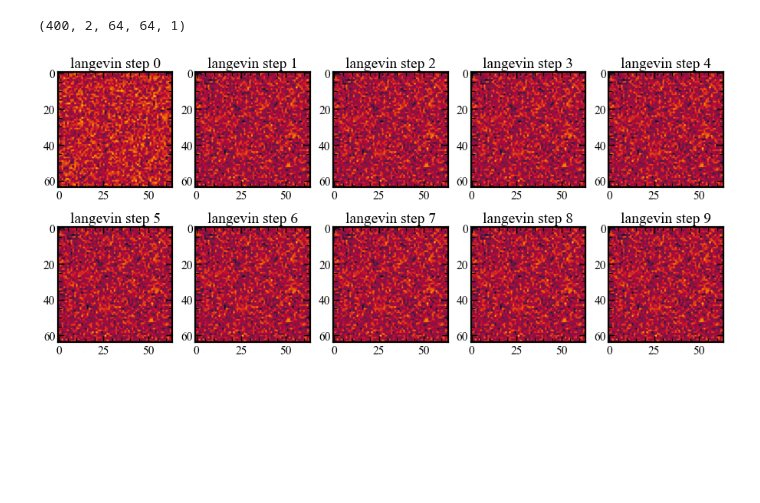
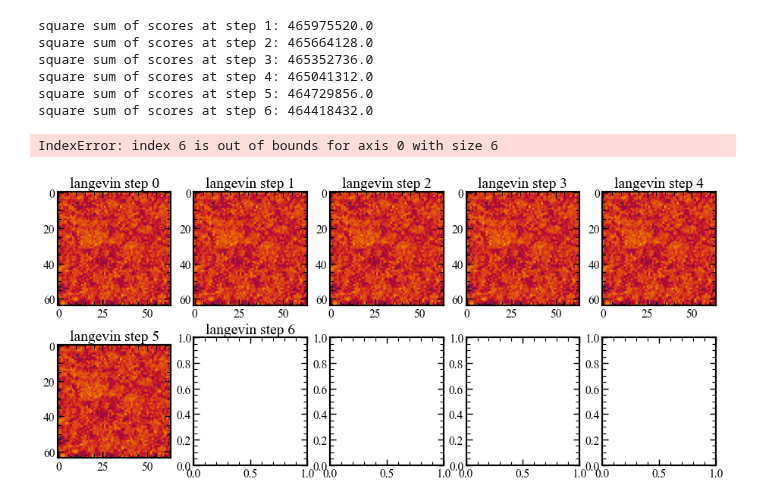
Before and after one commit to SampsonML/score_network_jax, a Jupyter notebook: diffusion_jax_HSC.ipynb, the cells around one changed output. Saved outputs shown, nothing was run; the diff lists cells and outputs as text; code cells hidden in the pictures; blank space fills up the shorter version.

```diff
--- a/diffusion_jax_HSC.ipynb
+++ b/diffusion_jax_HSC.ipynb
@@ -337,6 +337,7 @@ class NCSNv2(nn.Module):
     num_scales    = 10                     # number of noise scales
     sigmas        = jnp.exp(jnp.linspace(jnp.log(sigma_end),
                               jnp.log(sigma_begin),num_scales))
+    sigmas = jax.numpy.flip(sigmas)
     im_size       = 32                    # image size
     nf            = 128                   # number of filters
     act           = nn.elu                # activation function
@@ -526,6 +528,7 @@ key_seq = jax.random.PRNGKey(0)
 samples = data_jax[key_seq]
 sigmas      = jnp.exp(jnp.linspace(jnp.log(sigma_end),
                         jnp.log(sigma_begin),num_scales))
+sigmas = jax.numpy.flip(sigmas)
 labels = jax.random.randint(key_seq, (len(data_jax[key_seq]),), minval=0, maxval=len(sigmas), dtype=jnp.int32)
 
 # define optimiser using latest flax standards
@@ -546,7 +549,7 @@ loss_fn = anneal_dsm_score_estimation
 # A simple update loop
 train    = True
 plot     = False
-step_num = 50
+step_num = 20
 from tqdm import tqdm
 
 if train:
@@ -573,29 +578,33 @@ plt.savefig('loss_evolution.png',facecolor='white',dpi=300)
 # ------------------------- #
 # langevin dynamic sampling #
 # ------------------------- #
-# TODO: port to jax in progress
+# TODO: port to jax in progress - testing
 
 def anneal_Langevin_dynamics(x_mod, scorenet, params, sigmas, n_steps_each=100,
                             step_lr=0.000008,denoise=True):
     images = []
     scores  = []
 
-    for i in tqdm(range(len(sigmas)), desc= 'generating galaxy'):
-        labels = jax.numpy.ones(x_mod.shape[0],dtype=np.int8) * i
-        sigma = sigmas[i]
+    #for i in tqdm(range(len(sigmas)), desc= 'generating galaxy'):
+    for c, sigma in enumerate(sigmas):
+        labels = jax.numpy.ones(x_mod.shape[0],dtype=np.int8) * c
         step_size = step_lr * (sigma / sigmas[-1]) ** 2
-        for s in range(n_steps_each):
+        desc = 'sampling at noise level: ' + str(c + 1) + ' / ' + str(len(sigmas))
+        for s in tqdm(range(n_steps_each),desc=desc):
             grad = scorenet.apply({'params' : params}, x_mod, labels)
-            scores.append(grad)
             noise = jax.random.normal(rng, shape=x_mod.shape)
             x_mod = x_mod + step_size * grad + noise * np.sqrt(step_size * 2)
-        images.append(x_mod)
+            # store the progress per step
+            if (c == len(sigmas) - 1):
+                images.append(x_mod)
+                scores.append(grad)
 
     if denoise:
         last_noise = (len(sigmas) - 1) * jax.numpy.ones(x_mod.shape[0], dtype=np.int8)
         last_grad = scorenet.apply({'params' : params}, x_mod, last_noise)
-        x_mod = x_mod + sigmas[-1] ** 2 * last_noise
+        x_mod = x_mod + sigmas[-1] ** 2 * last_grad
         images.append(x_mod)
+        scores.append(last_grad)
 
     return images, scores
 # %%
@@ -606,26 +615,34 @@ key_seq = jax.random.PRNGKey(0)
 samples = data_jax[key_seq]
 sigmas      = jnp.exp(jnp.linspace(jnp.log(sigma_end),
                         jnp.log(sigma_begin),num_scales))
+sigmas = jax.numpy.flip(sigmas)
 gaussian_noise = jax.random.normal(key_seq, shape=samples.shape)
 images, scores = anneal_Langevin_dynamics(  gaussian_noise,
                                             model,
                                             params,
                                             sigmas,
-                                            n_steps_each=100,
-                                            denoise=False  )
+                                            n_steps_each=5,
+                                            denoise=True  )
 # %%
 images_array = np.array(images)
-print(np.shape( images_array ))
-#plt.imshow(images[200][0], cmap=data_map)
-#plt.show()
+scores_array = np.array(scores)
+for i in range(len(scores_array)):
+    print(f'square sum of scores at step {i+1}: {np.sum(scores_array[i][0]**2)}')
+
 
 fig , ax = plt.subplots(2,5,figsize=(16, 7), facecolor='white',dpi = 70)
 for i in range(10):
     plt.subplot(2,5,i + 1)
     name = 'langevin step ' + str(i)
     plt.title(name, fontsize = 20)
-    plt.imshow(images[0][i * 5], cmap=data_map)
+    plt.imshow(images_array[i][0], cmap=data_map)
 plt.show()
 # %% [output]
-(400, 2, 64, 64, 1)
+square sum of scores at step 1: 465975520.0
+square sum of scores at step 2: 465664128.0
+square sum of scores at step 3: 465352736.0
+square sum of scores at step 4: 465041312.0
+square sum of scores at step 5: 464729856.0
+square sum of scores at step 6: 464418432.0
+IndexError: index 6 is out of bounds for axis 0 with size 6
-[figure, old version]
+[figure, new version]
```
Also changed, not shown: parts of 2 cells of this notebook, 1 other file.
